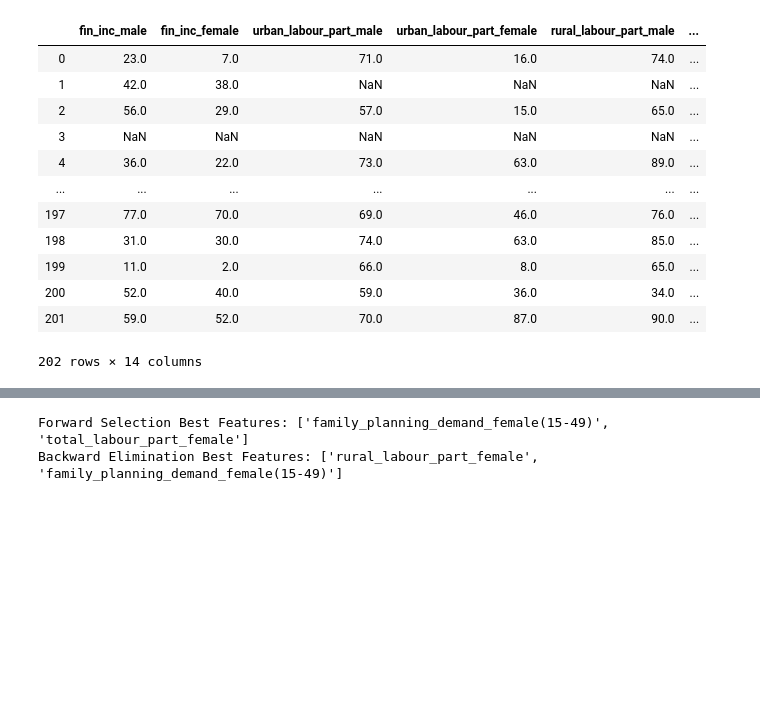
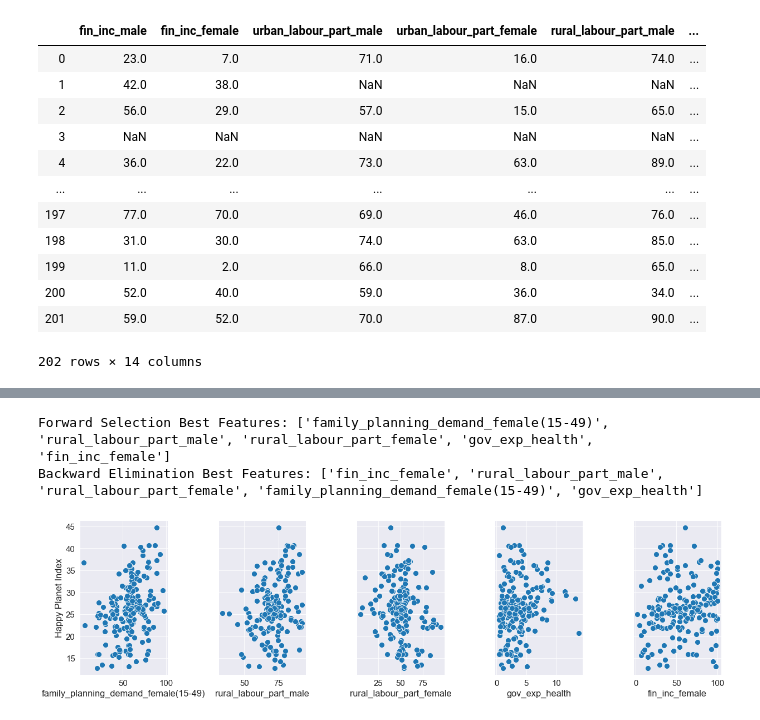
Before and after one commit to ConorCullen/ADS-Project, a Jupyter notebook: Datasets/forward_selection.ipynb, the cells around one changed output, grey strips where cells are left out. Saved outputs shown, nothing was run; the diff lists cells and outputs as text; code cells hidden in the pictures; blank space fills up the shorter version.

```diff
--- a/Datasets/forward_selection.ipynb
+++ b/Datasets/forward_selection.ipynb
@@ -141,0 +119,13 @@ data_1
+# %%
+trainingData = data_1.iloc[:, :].values
+dataset = data_1.iloc[:, :].values
+
+#imputer = SimpleImputer(missing_values=np.nan, strategy="median")
+imputer = KNNImputer(missing_values=np.nan, n_neighbors=25, weights="uniform")
+#imputer = IterativeImputer(missing_values=np.nan)
+imputer = imputer.fit(trainingData[:, 0:14])
+dataset[:, 0:14] = imputer.transform(dataset[:, 0:14])
+
+dataset=pd.DataFrame(dataset)
+dataset.columns=data_1.columns
+dataset
@@ -142,6 +176,6 @@ data_1
 # %%
-X = data_1.drop("Happy Planet Index", 1)       # feature matrix
-y = data_1['Happy Planet Index']               # target feature
+#X = dataset.drop("Happy Planet Index", 1)       # feature matrix
+#y = dataset['Happy Planet Index']               # target feature
 def forward_selection(data, target, significance_level=0.05):
     initial_features = data.columns.tolist()
     best_features = []
@@ -171,11 +205,21 @@ def backward_elimination(data, target,significance_level = 0.05):
             break
     return features
 
-print('Forward Selection Best Features: ' + str(forward_selection(X.astype(float),y)))
-print('Backward Elimination Best Features: ' + str(backward_elimination(X.astype(float),y)))
+print('Forward Selection Best Features: ' + str(forward_selection(X.astype(float),y.astype(float))))
+print('Backward Elimination Best Features: ' + str(backward_elimination(X.astype(float),y.astype(float))))
 # %% [output]
-Forward Selection Best Features: ['family_planning_demand_female(15-49)', 'total_labour_part_female']
-Backward Elimination Best Features: ['rural_labour_part_female', 'family_planning_demand_female(15-49)']
+Forward Selection Best Features: ['family_planning_demand_female(15-49)', 'rural_labour_part_male', 'rural_labour_part_female', 'gov_exp_health', 'fin_inc_female']
+Backward Elimination Best Features: ['fin_inc_female', 'rural_labour_part_male', 'rural_labour_part_female', 'family_planning_demand_female(15-49)', 'gov_exp_health']
+# %%
+sns.set_context("paper", font_scale=1.7, rc={"lines.linewidth": 2})
+sns.set_style('darkgrid',{'legend.frameon':True})
+sns.pairplot(dataset, x_vars=forward_selection(X.astype(float),y.astype(float)), y_vars='Happy Planet Index', height=5, aspect=0.7,plot_kws={"s": 100}
+)
+
+
+plt.savefig('best_features.eps', format='eps')
+# %% [output]
+[figure, added]
 # %%
 #importing the necessary libraries
 from mlxtend.feature_selection import SequentialFeatureSelector as SFS
```
Also changed, not shown: parts of 17 cells of this notebook.
